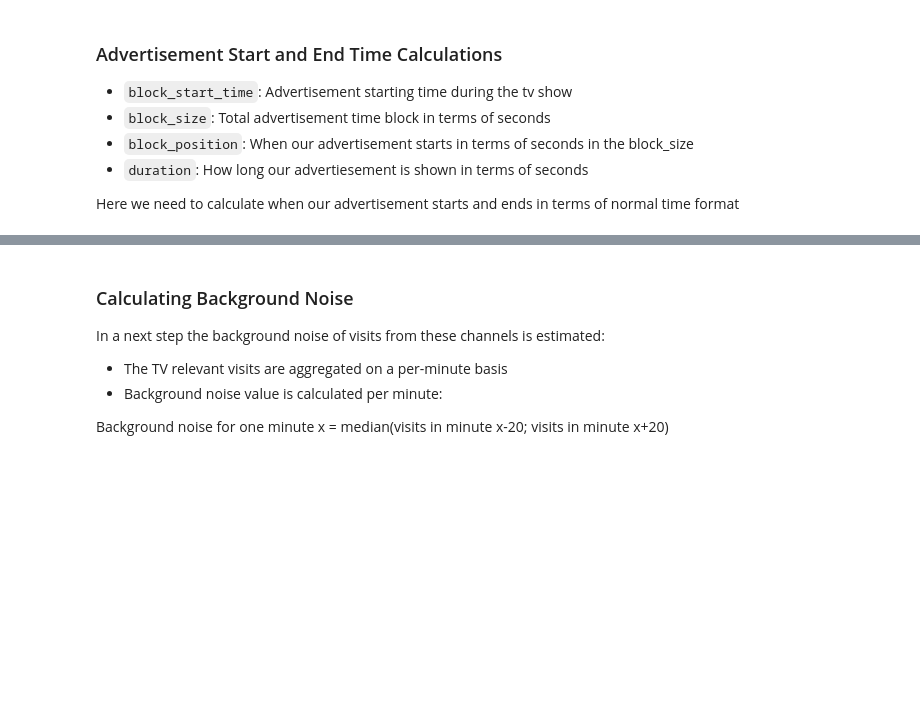
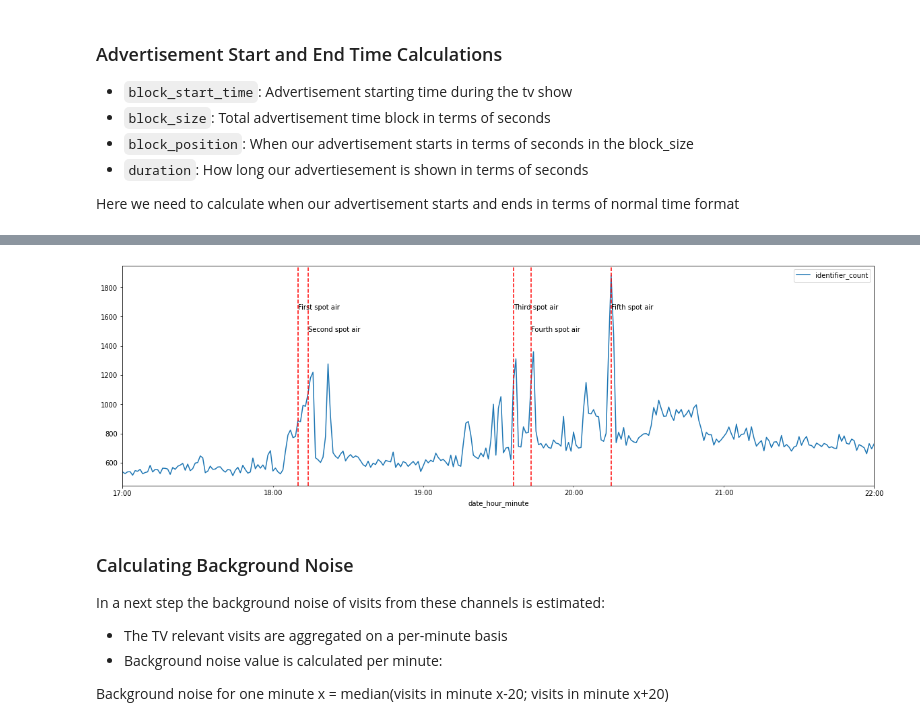
Before and after one commit to ElifKarakutukDinc/e-commerce_tv_spot_attribution_analysis, a Jupyter notebook: TV_Probability.ipynb, the cells around one changed output, grey strips where cells are left out. Drawn from its saved outputs; the diff is of its cells as text; code cells hidden in the pictures; blank space fills up the shorter version.

```diff
--- a/TV_Probability.ipynb
+++ b/TV_Probability.ipynb
@@ -146,0 +206,6 @@ tv_show_spot_df
+# %%
+tv_spot_identifier_time_series_chart(
+    sessions_final_df_reporting_df, "1T", ads_start_list
+)
+# %% [output]
+[figure, added]
```
Also changed, not shown: parts of 26 cells of this notebook, 1 other file.
